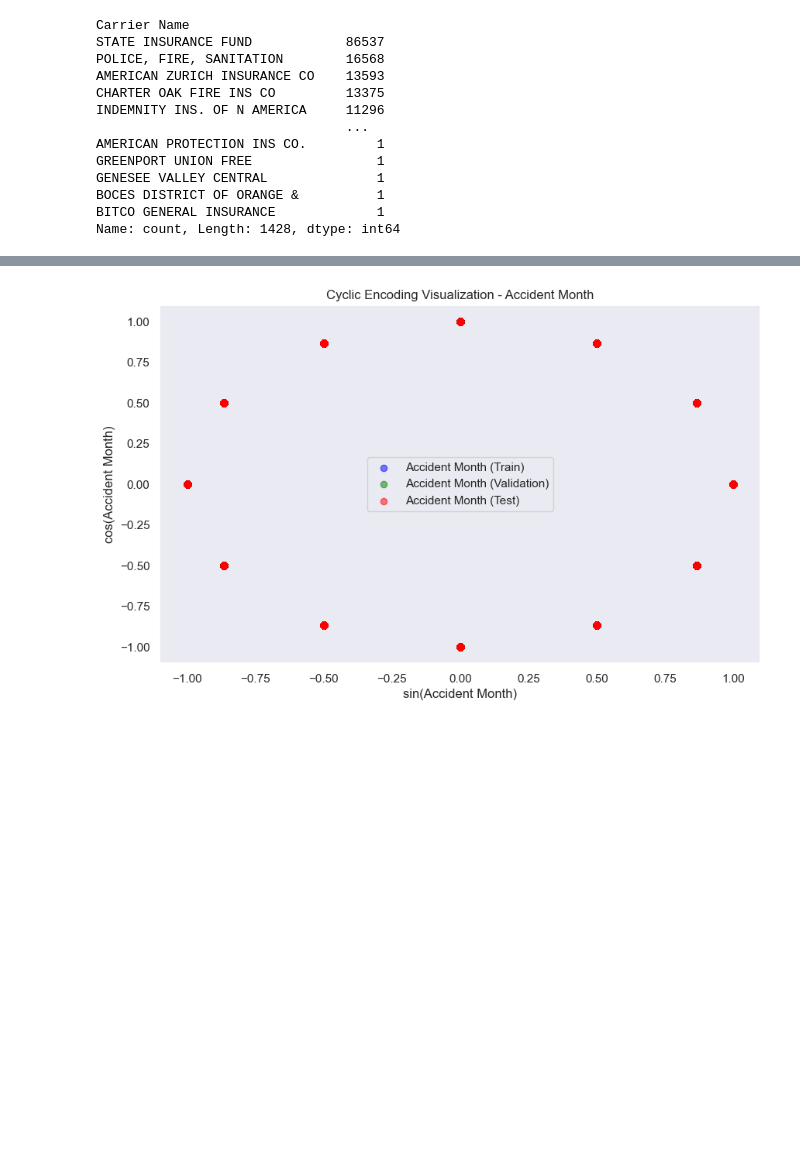
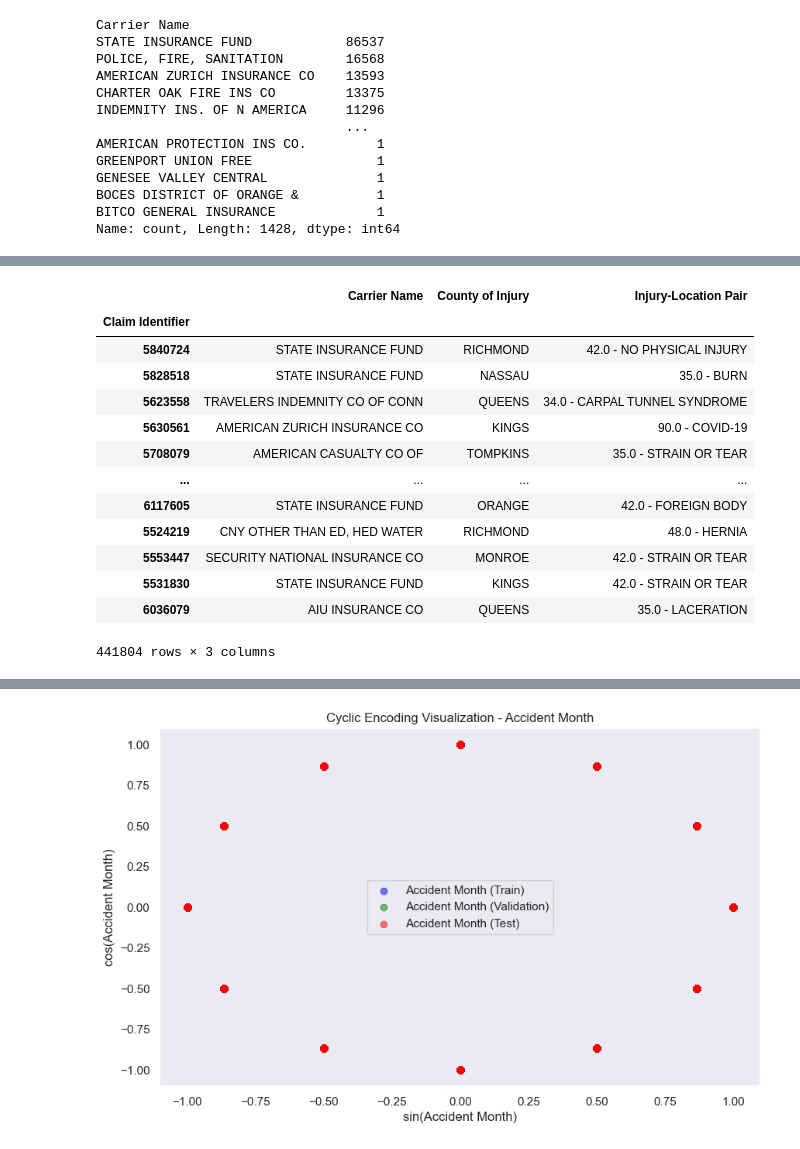
Before and after one commit to JoaoDargent/ML-Project, a Jupyter notebook: 4.Data_Scaling.ipynb, the cells around one changed output, grey strips where cells are left out. Cells and saved outputs as stored; diff of their text form; code cells hidden in the pictures; blank space fills up the shorter version.

```diff
--- a/4.Data_Scaling.ipynb
+++ b/4.Data_Scaling.ipynb
@@ -65,6 +127,11 @@ print(X_train_DS['Medical Fee Region'].dropna().unique())  # Excludes NaN explic
 # %% [output]
 ['IV' 'I' 'II' 'III']
 # %%
-mapping = {'I': 1, 'II': 2, 'III': 3, 'IV': 4}  # Assign a value to 'UK' based on its meaning
+# Define a mapping dictionary for the 'Medical Fee Region' values
+mapping = {'I': 1, 'II': 2, 'III': 3, 'IV': 4, 'UK': 0}  # Assign a value to 'UK' based on its meaning
+
+# Apply the mapping to the 'Medical Fee Region' column in the X_train_DS dataset
 X_train_DS['Medical Fee Region'] = X_train_DS['Medical Fee Region'].map(mapping)
+
+# Apply the mapping to the 'Medical Fee Region' column in the X_val_DS dataset
 X_val_DS['Medical Fee Region'] = X_val_DS['Medical Fee Region'].map(mapping)
@@ -258,0 +551,17 @@ if not isinstance(y_train_DS, pd.Series):
+# %%
+X_train_categorical[high_cardinality_object_cols]
+# %% [output]
+|  | Carrier Name | County of Injury | Injury-Location Pair |
+| Claim Identifier |  |  |  |
+| 5840724 | STATE INSURANCE FUND | RICHMOND | 42.0 - NO PHYSICAL INJURY |
+| 5828518 | STATE INSURANCE FUND | NASSAU | 35.0 - BURN |
+| 5623558 | TRAVELERS INDEMNITY CO OF CONN | QUEENS | 34.0 - CARPAL TUNNEL SYNDROME |
+| 5630561 | AMERICAN ZURICH INSURANCE CO | KINGS | 90.0 - COVID-19 |
+| 5708079 | AMERICAN CASUALTY CO OF | TOMPKINS | 35.0 - STRAIN OR TEAR |
+| ... | ... | ... | ... |
+| 6117605 | STATE INSURANCE FUND | ORANGE | 42.0 - FOREIGN BODY |
+| 5524219 | CNY OTHER THAN ED, HED WATER | RICHMOND | 48.0 - HERNIA |
+| 5553447 | SECURITY NATIONAL INSURANCE CO | MONROE | 42.0 - STRAIN OR TEAR |
+| 5531830 | STATE INSURANCE FUND | KINGS | 42.0 - STRAIN OR TEAR |
+| 6036079 | AIU INSURANCE CO | QUEENS | 35.0 - LACERATION |
+441804 rows × 3 columns
```
Also changed, not shown: parts of 47 cells of this notebook, 6 other files.
